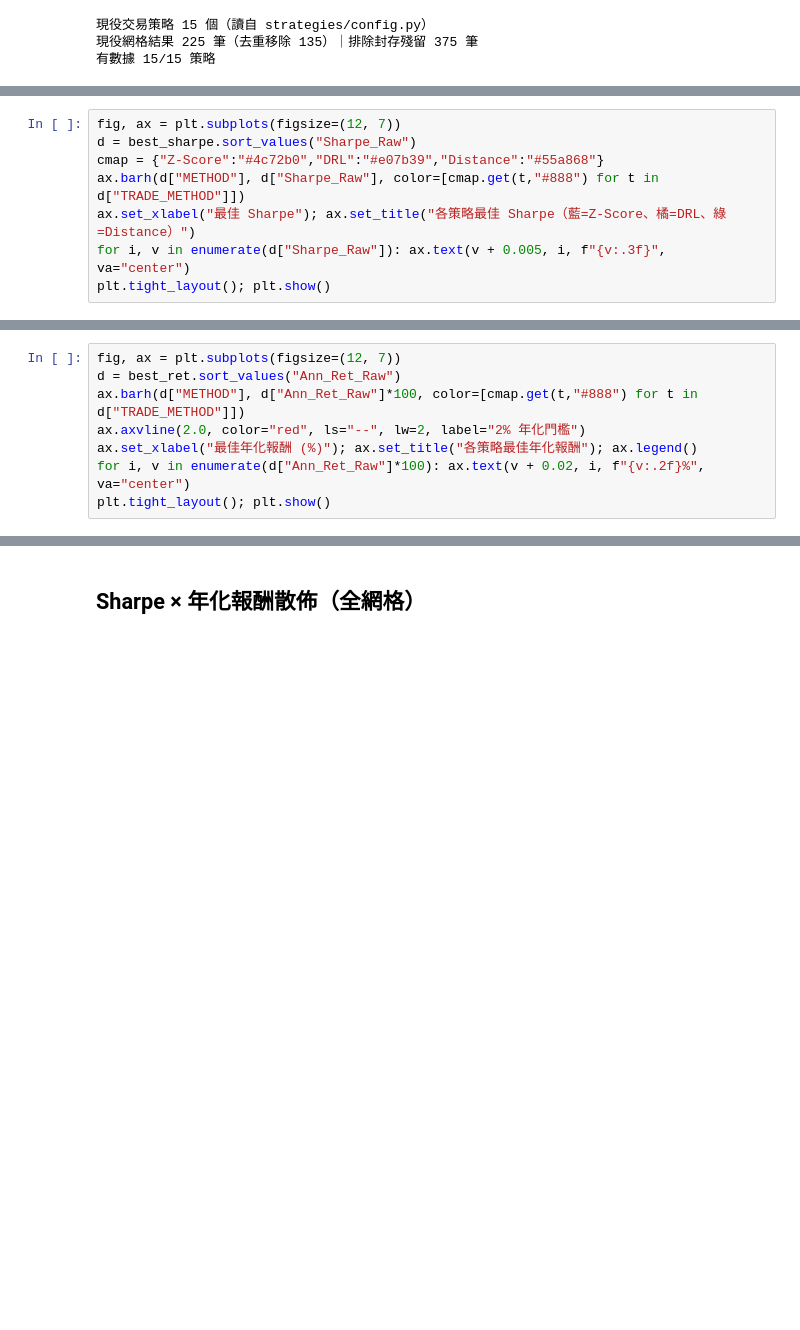
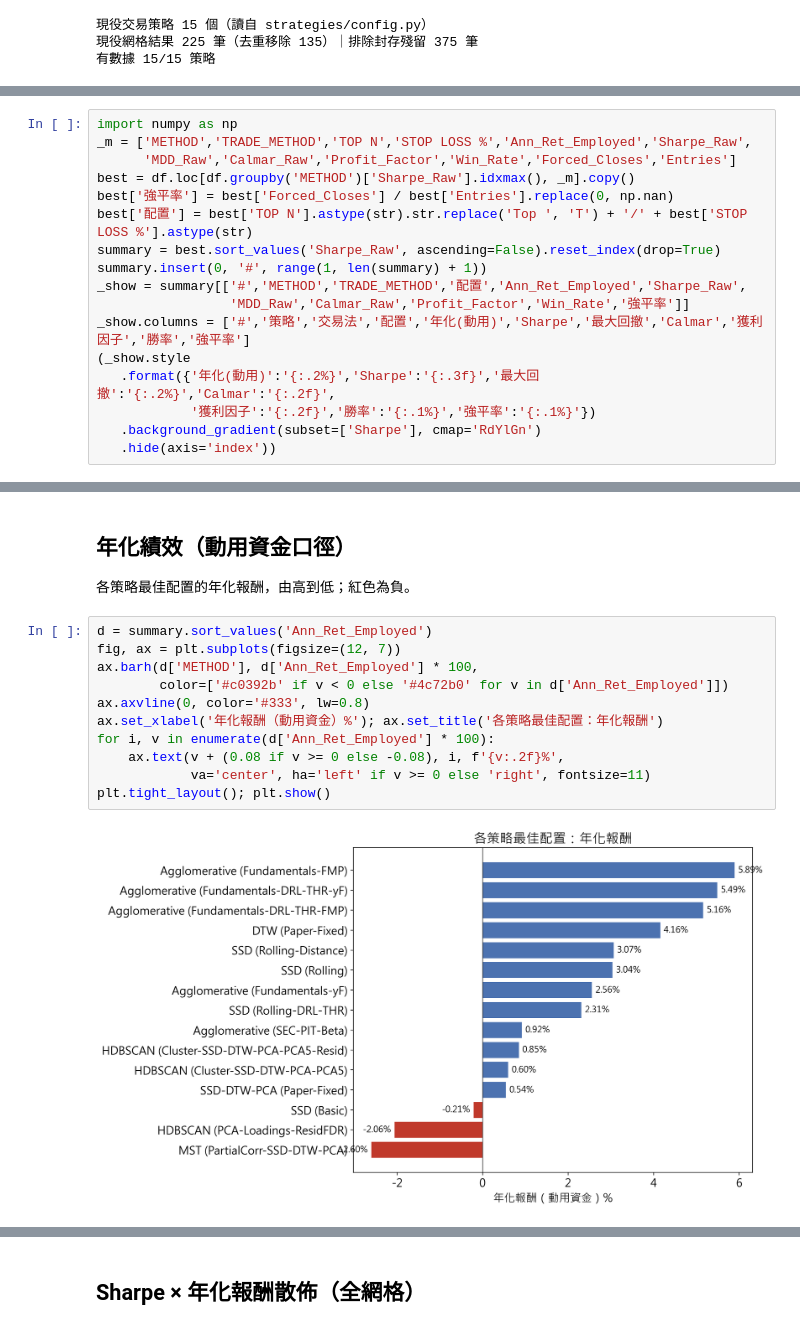
Before and after one commit to LerajieAsta/pairtrade_trainingproject, a Jupyter notebook: notebooks/comparison.ipynb, the cells around one changed output, grey strips where cells are left out. Drawn from its saved outputs; the diff is of its cells as text; blank space fills up the shorter version.

```diff
--- a/notebooks/comparison.ipynb
+++ b/notebooks/comparison.ipynb
@@ -182,8 +131,0 @@ best_ret.style.format({"Sharpe_Raw":"{:.3f}","Ann_Ret_Raw":"{:.2%}","MDD_Raw":"{
-# %%
-fig, ax = plt.subplots(figsize=(12, 7))
-d = best_sharpe.sort_values("Sharpe_Raw")
-cmap = {"Z-Score":"#4c72b0","DRL":"#e07b39","Distance":"#55a868"}
-ax.barh(d["METHOD"], d["Sharpe_Raw"], color=[cmap.get(t,"#888") for t in d["TRADE_METHOD"]])
-ax.set_xlabel("最佳 Sharpe"); ax.set_title("各策略最佳 Sharpe（藍=Z-Score、橘=DRL、綠=Distance）")
-for i, v in enumerate(d["Sharpe_Raw"]): ax.text(v + 0.005, i, f"{v:.3f}", va="center")
-plt.tight_layout(); plt.show()
@@ -194,8 +131,0 @@ plt.tight_layout(); plt.show()
-# %%
-fig, ax = plt.subplots(figsize=(12, 7))
-d = best_ret.sort_values("Ann_Ret_Raw")
-ax.barh(d["METHOD"], d["Ann_Ret_Raw"]*100, color=[cmap.get(t,"#888") for t in d["TRADE_METHOD"]])
-ax.axvline(2.0, color="red", ls="--", lw=2, label="2% 年化門檻")
-ax.set_xlabel("最佳年化報酬 (%)"); ax.set_title("各策略最佳年化報酬"); ax.legend()
-for i, v in enumerate(d["Ann_Ret_Raw"]*100): ax.text(v + 0.02, i, f"{v:.2f}%", va="center")
-plt.tight_layout(); plt.show()
@@ -203,0 +136,17 @@ plt.tight_layout(); plt.show()
+# %%
+import numpy as np
+_m = ['METHOD','TRADE_METHOD','TOP N','STOP LOSS %','Ann_Ret_Employed','Sharpe_Raw',
+      'MDD_Raw','Calmar_Raw','Profit_Factor','Win_Rate','Forced_Closes','Entries']
+best = df.loc[df.groupby('METHOD')['Sharpe_Raw'].idxmax(), _m].copy()
+best['強平率'] = best['Forced_Closes'] / best['Entries'].replace(0, np.nan)
+best['配置'] = best['TOP N'].astype(str).str.replace('Top ', 'T') + '/' + best['STOP LOSS %'].astype(str)
+summary = best.sort_values('Sharpe_Raw', ascending=False).reset_index(drop=True)
+summary.insert(0, '#', range(1, len(summary) + 1))
+_show = summary[['#','METHOD','TRADE_METHOD','配置','Ann_Ret_Employed','Sharpe_Raw',
+                 'MDD_Raw','Calmar_Raw','Profit_Factor','Win_Rate','強平率']]
+_show.columns = ['#','策略','交易法','配置','年化(動用)','Sharpe','最大回撤','Calmar','獲利因子','勝率','強平率']
+(_show.style
+   .format({'年化(動用)':'{:.2%}','Sharpe':'{:.3f}','最大回撤':'{:.2%}','Calmar':'{:.2f}',
+            '獲利因子':'{:.2f}','勝率':'{:.1%}','強平率':'{:.1%}'})
+   .background_gradient(subset=['Sharpe'], cmap='RdYlGn')
+   .hide(axis='index'))
@@ -203,0 +170,17 @@ plt.tight_layout(); plt.show()
+# %% [markdown]
+## 年化績效（動用資金口徑）
+
+各策略最佳配置的年化報酬，由高到低；紅色為負。
+# %%
+d = summary.sort_values('Ann_Ret_Employed')
+fig, ax = plt.subplots(figsize=(12, 7))
+ax.barh(d['METHOD'], d['Ann_Ret_Employed'] * 100,
+        color=['#c0392b' if v < 0 else '#4c72b0' for v in d['Ann_Ret_Employed']])
+ax.axvline(0, color='#333', lw=0.8)
+ax.set_xlabel('年化報酬（動用資金）%'); ax.set_title('各策略最佳配置：年化報酬')
+for i, v in enumerate(d['Ann_Ret_Employed'] * 100):
+    ax.text(v + (0.08 if v >= 0 else -0.08), i, f'{v:.2f}%',
+            va='center', ha='left' if v >= 0 else 'right', fontsize=11)
+plt.tight_layout(); plt.show()
+# %% [output]
+[figure, added]
```
Also changed, not shown: parts of 16 cells of this notebook, 27 other files.
